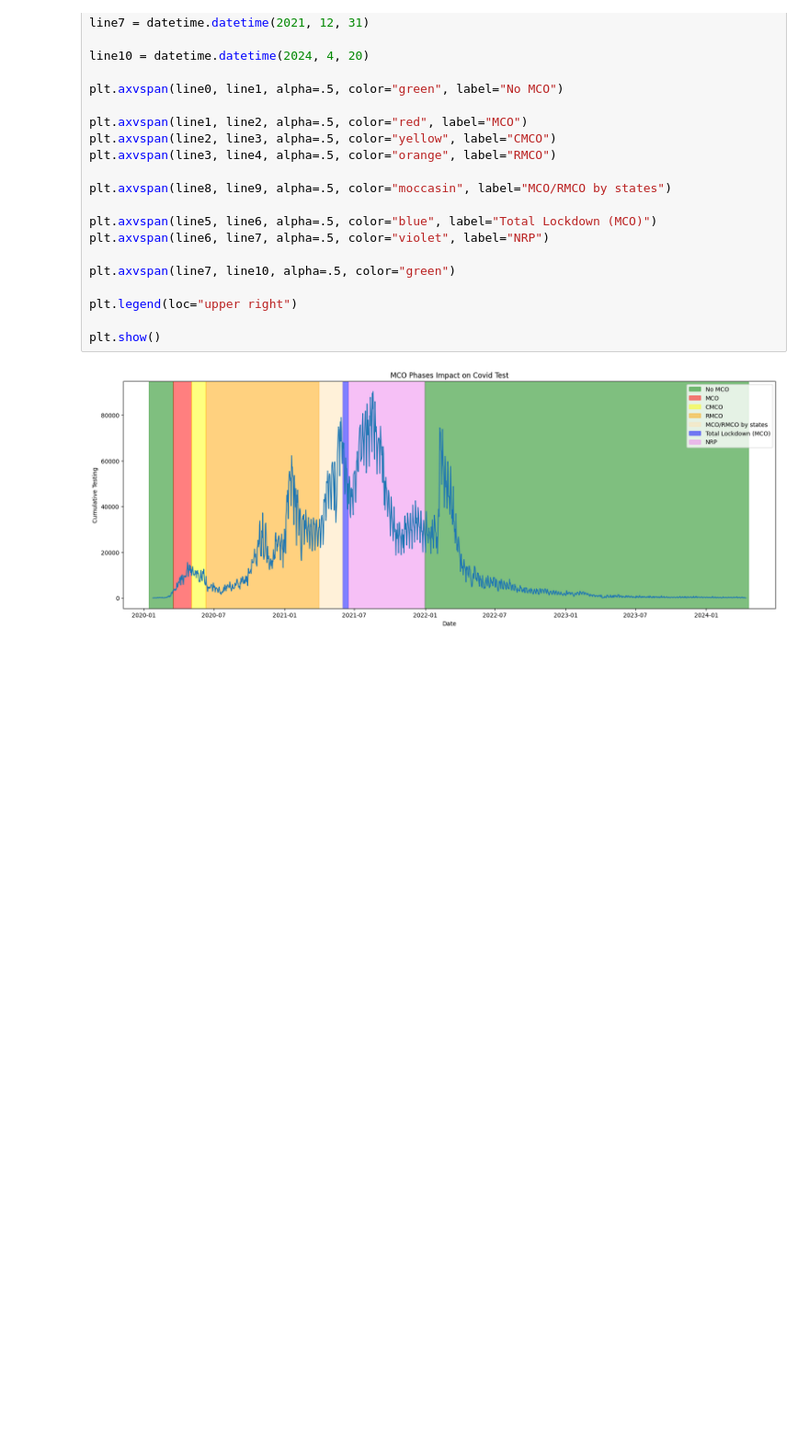
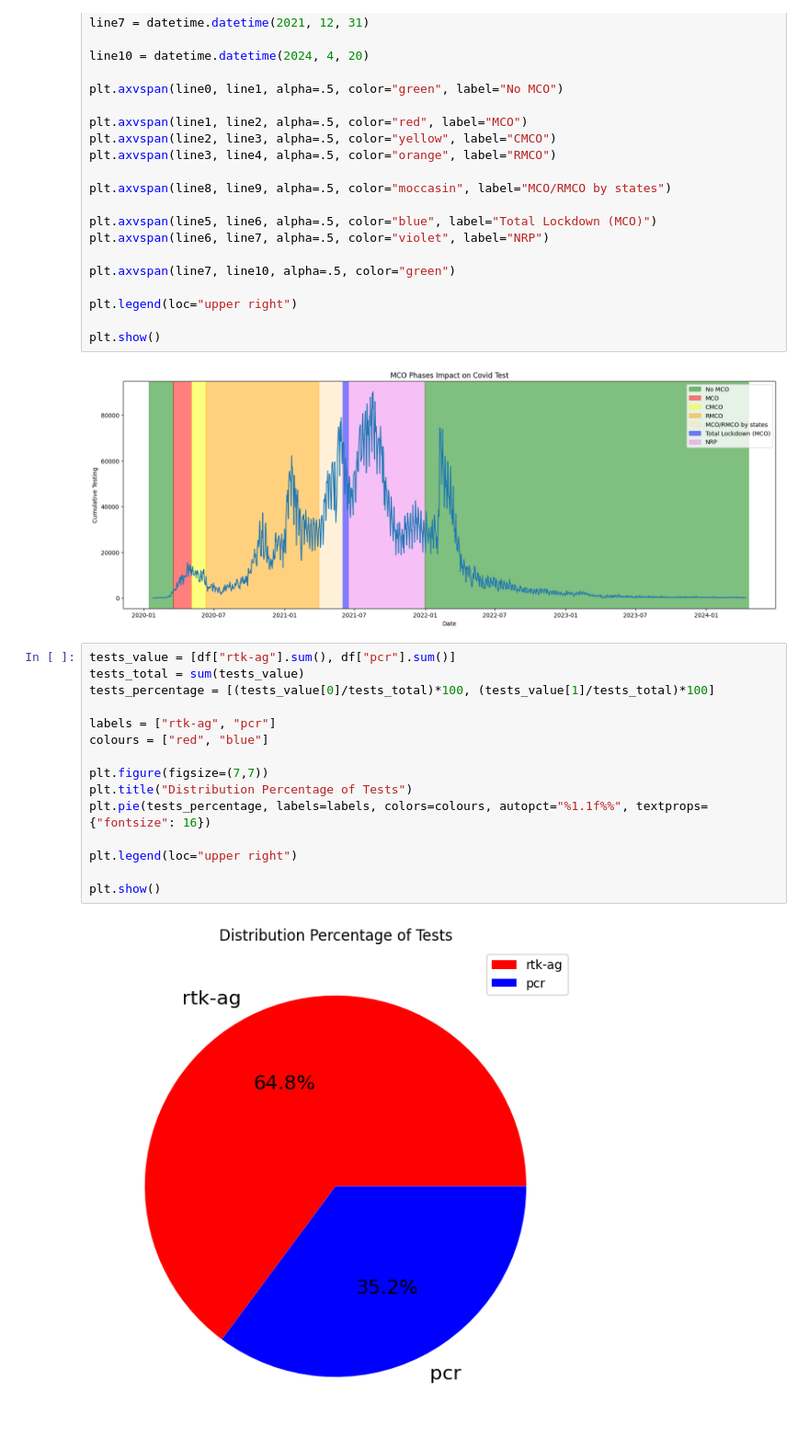
Before and after one commit to MarcusO17/5011-cem-ml, a Jupyter notebook: notebooks/eda_mco.ipynb, the cells around one changed output. Shown at 92% size. Saved outputs shown, nothing was run; the diff lists cells and outputs as text; blank space fills up the shorter version.

Commit message:
Added new Graphs

```diff
--- a/notebooks/eda_mco.ipynb
+++ b/notebooks/eda_mco.ipynb
@@ -233,3 +234,20 @@ plt.legend(loc="upper right")
 plt.show()
 # %% [output]
 [figure]
+# %%
+tests_value = [df["rtk-ag"].sum(), df["pcr"].sum()]
+tests_total = sum(tests_value)
+tests_percentage = [(tests_value[0]/tests_total)*100, (tests_value[1]/tests_total)*100]
+
+labels = ["rtk-ag", "pcr"]
+colours = ["red", "blue"]
+
+plt.figure(figsize=(7,7))
+plt.title("Distribution Percentage of Tests")
+plt.pie(tests_percentage, labels=labels, colors=colours, autopct="%1.1f%%", textprops={"fontsize": 16})
+
+plt.legend(loc="upper right")
+
+plt.show()
+# %% [output]
+[figure, added]
```
Also changed, not shown: parts of 37 cells of this notebook.
